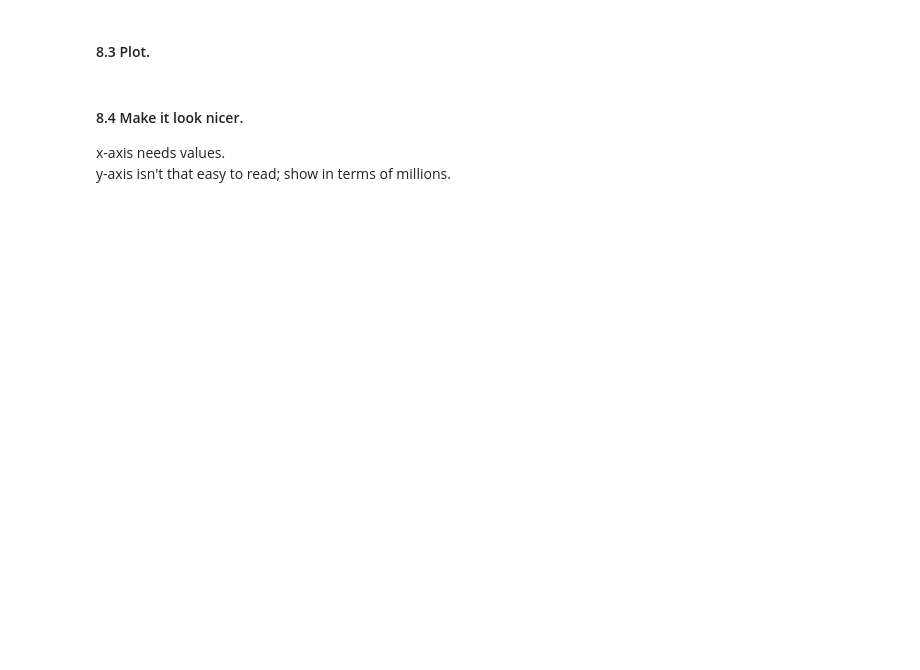
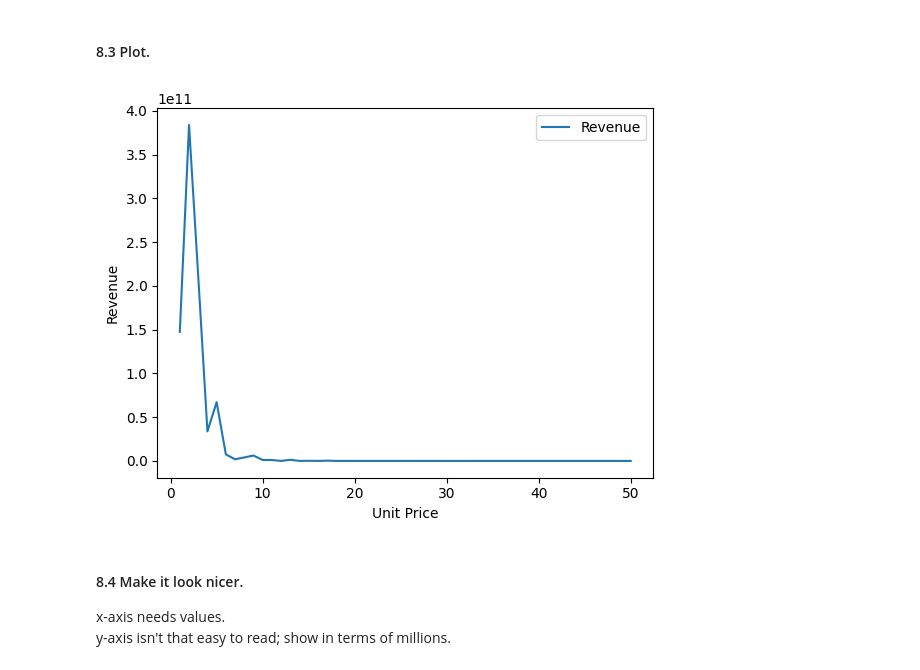
Before and after one commit to progen1tor/pandas-exercises-progress, a Jupyter notebook: 07_visualization/online_retail.ipynb, the cells around one changed output. Saved outputs shown, nothing was run; the diff lists cells and outputs as text; code cells hidden in the pictures; blank space fills up the shorter version.

```diff
--- a/07_visualization/online_retail.ipynb
+++ b/07_visualization/online_retail.ipynb
@@ -239,3 +230,12 @@ Nevertheless the rate of drop in quantity is so drastic, it makes me wonder how
 That is what we are going to do now.
 
 #### 8.1 Group `UnitPrice` by intervals of 1 for prices [0,50), and sum `Quantity` and `Revenue`.
+# %%
+import math
+
+online_rt_8 = online_rt.loc[(online_rt.UnitPrice < 50) & (online_rt.UnitPrice > 0)]
+online_rt_8['PriceGroup'] = online_rt_8.UnitPrice.apply(lambda up: math.ceil(up))
+
+gr = online_rt_8.groupby('PriceGroup')[['Quantity', 'UnitPrice']].sum()
+gr['Revenue'] = gr.Quantity * gr.UnitPrice
+gr.head()
@@ -242,5 +250,11 @@ That is what we are going to do now.
 # %% [markdown]
 #### 8.3 Plot.
+# %%
+gr[['Revenue']].plot()
+plt.xlabel('Unit Price');
+plt.ylabel('Revenue');
+# %% [output]
+[figure, added]
 # %% [markdown]
 #### 8.4 Make it look nicer.
 x-axis needs values.
```
Also changed, not shown: parts of 6 cells of this notebook.
